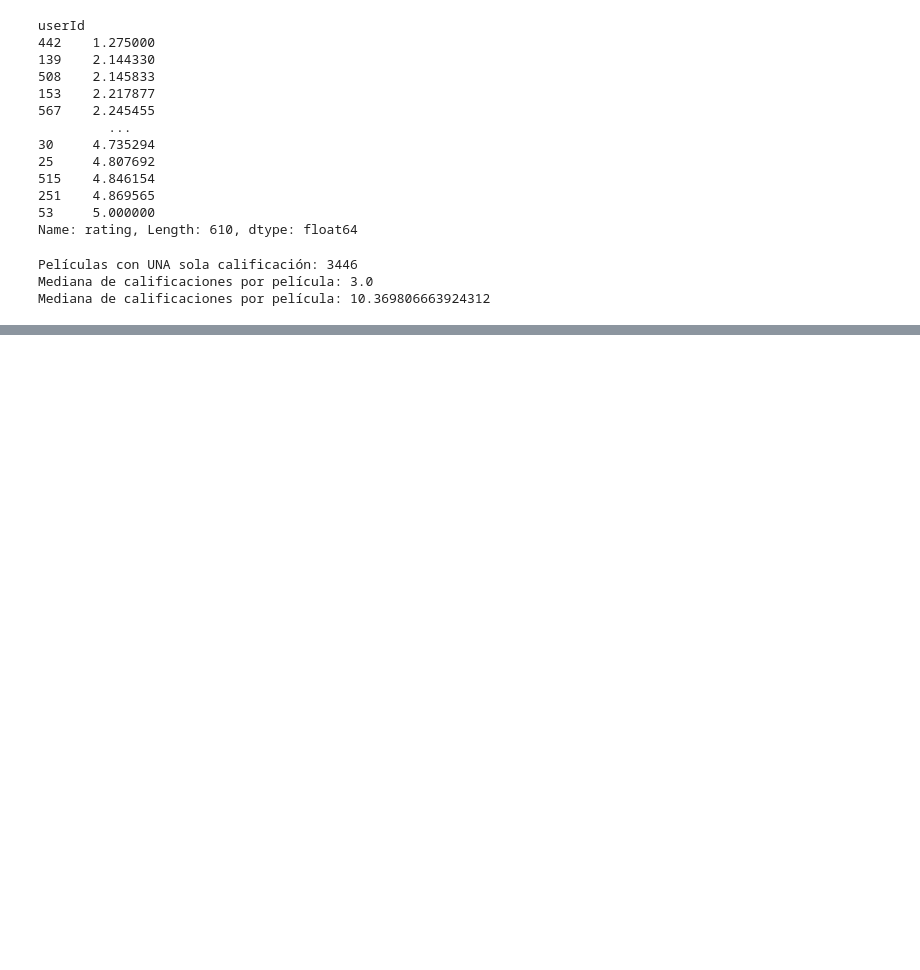
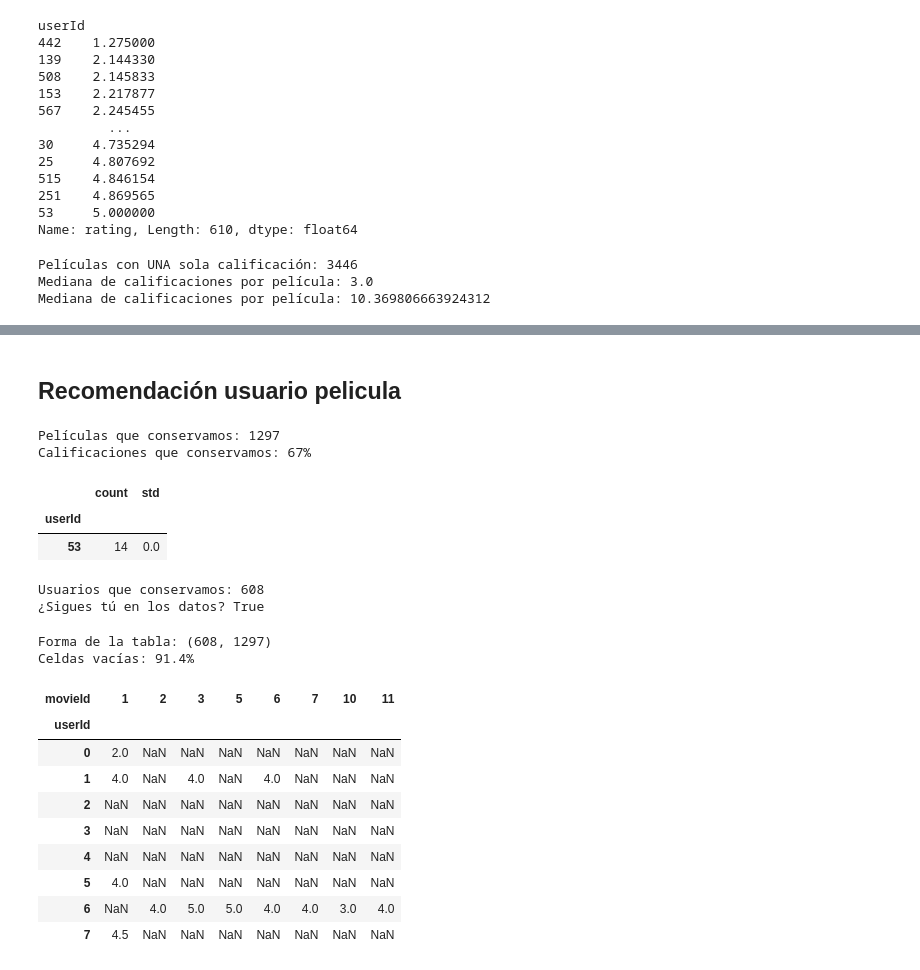
Before and after one commit to leonardovelascoalvarez1-art/Practicas_Inteligencia_Artificial, a Jupyter notebook: Practicas_parcial_2/Parcial_3/Modelo_Recomendador_peliculas.ipynb, the cells around one changed output, grey strips where cells are left out. Cells and saved outputs as stored; diff of their text form; code cells hidden in the pictures; blank space fills up the shorter version.

```diff
--- a/Practicas_parcial_2/Parcial_3/Modelo_Recomendador_peliculas.ipynb
+++ b/Practicas_parcial_2/Parcial_3/Modelo_Recomendador_peliculas.ipynb
@@ -91,0 +169,46 @@ Mediana de calificaciones por película: 10.369806663924312
+# %%
+todas = pd.concat([calificaciones,mi_perfil], ignore_index=True)
+# %% [markdown]
+## Recomendación usuario pelicula
+# %%
+populares = conteo[conteo >= 20].index
+datos = todas[todas["movieId"].isin(populares)]
+print("Películas que conservamos:", len(populares))
+print(f"Calificaciones que conservamos: {len(datos) / len(todas):.0%}")
+# %% [output]
+Películas que conservamos: 1297
+Calificaciones que conservamos: 67%
+# %%
+# identificando si tenemos usuarios con las mismas calificaciones en todas las peliculas
+resumen = datos.groupby("userId")["rating"].agg(["count", "std"])
+resumen[resumen["std"] == 0]
+# %% [output]
+|  | count | std |
+| userId |  |  |
+| 53 | 14 | 0.0 |
+# %%
+usuarios_validos = resumen[(resumen["count"] >= 10) & (resumen["std"] > 0)].index
+datos = datos[datos["userId"].isin(usuarios_validos)]
+print("Usuarios que conservamos:", datos["userId"].nunique())
+print("¿Sigues tú en los datos?", 0 in usuarios_validos)
+# %% [output]
+Usuarios que conservamos: 608
+¿Sigues tú en los datos? True
+# %%
+tabla = datos.pivot_table(index="userId", columns="movieId", values="rating")
+print("Forma de la tabla:", tabla.shape)
+print(f"Celdas vacías: {tabla.isna().mean().mean():.1%}")
+tabla.iloc[:8, :8]
+# %% [output]
+Forma de la tabla: (608, 1297)
+Celdas vacías: 91.4%
+| movieId | 1 | 2 | 3 | 5 | 6 | 7 | 10 | 11 |
+| userId |  |  |  |  |  |  |  |  |
+| 0 | 2.0 | NaN | NaN | NaN | NaN | NaN | NaN | NaN |
+| 1 | 4.0 | NaN | 4.0 | NaN | 4.0 | NaN | NaN | NaN |
+| 2 | NaN | NaN | NaN | NaN | NaN | NaN | NaN | NaN |
+| 3 | NaN | NaN | NaN | NaN | NaN | NaN | NaN | NaN |
+| 4 | NaN | NaN | NaN | NaN | NaN | NaN | NaN | NaN |
+| 5 | 4.0 | NaN | NaN | NaN | NaN | NaN | NaN | NaN |
+| 6 | NaN | 4.0 | 5.0 | 5.0 | 4.0 | 4.0 | 3.0 | 4.0 |
+| 7 | 4.5 | NaN | NaN | NaN | NaN | NaN | NaN | NaN |
```
Also changed, not shown: parts of 24 cells of this notebook.
